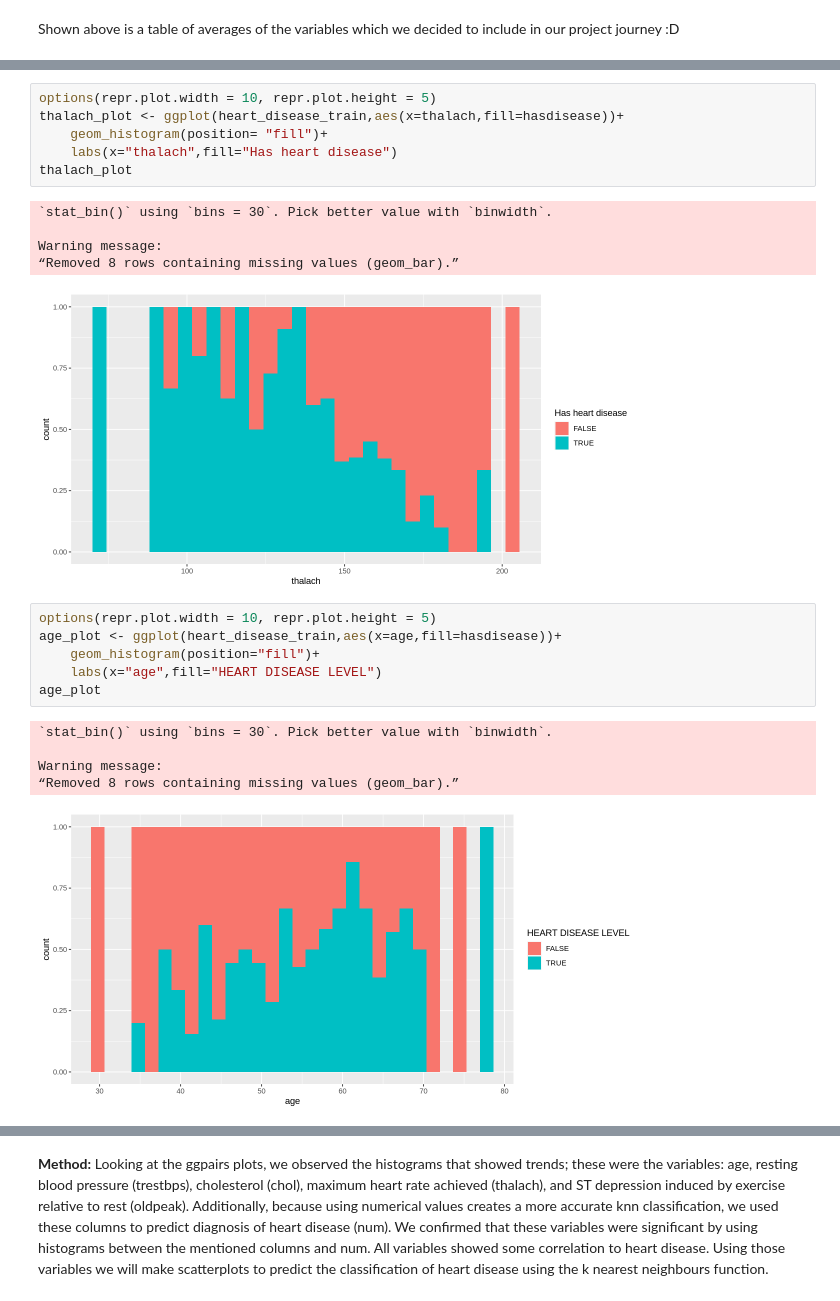
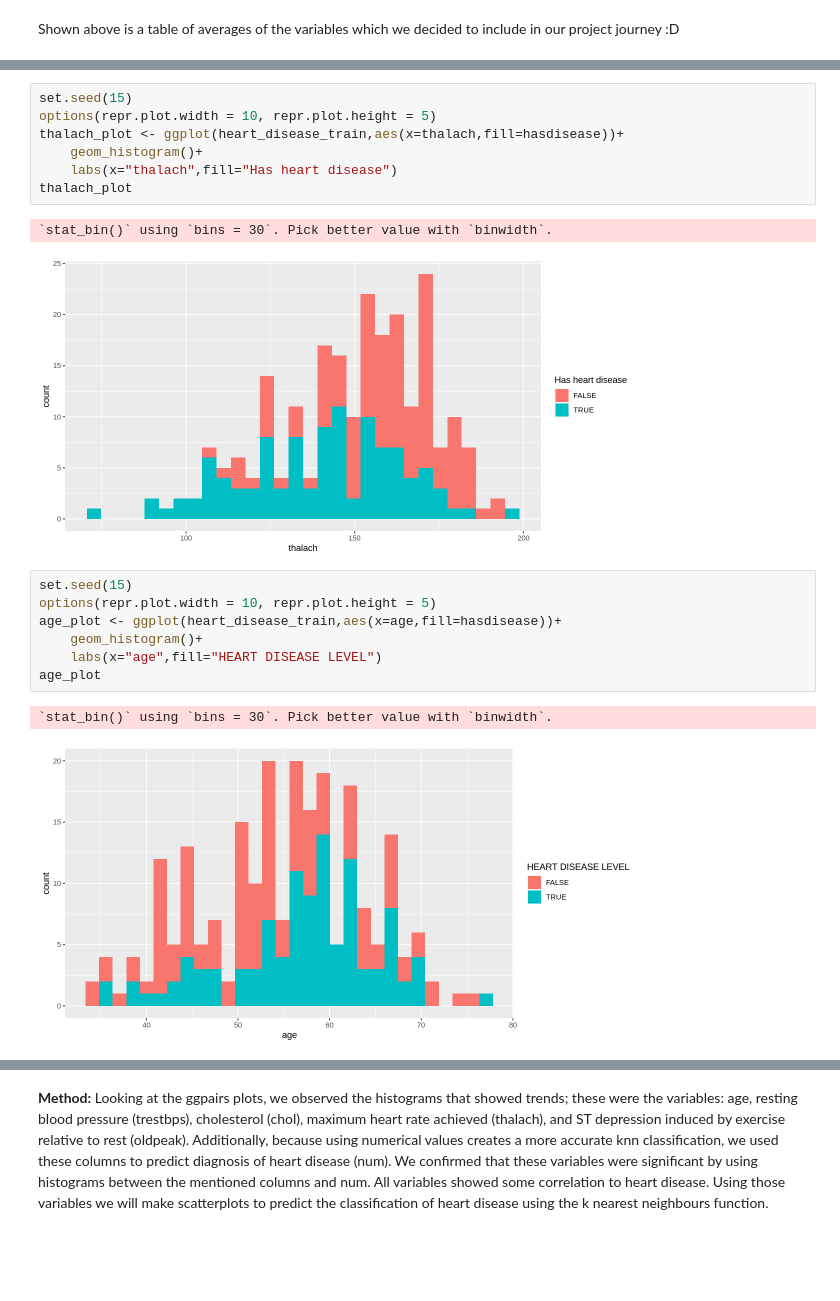
Before and after one commit to aliceterada/DSCI-Project, a Jupyter notebook: Final_GroupAASZ_Project_Proposal.ipynb, the cells around one changed output, grey strips where cells are left out. Drawn from its saved outputs; the diff is of its cells as text; blank space fills up the shorter version.

```diff
--- a/Final_GroupAASZ_Project_Proposal.ipynb
+++ b/Final_GroupAASZ_Project_Proposal.ipynb
@@ -153,25 +133,21 @@ Warning message:
 # %%
+set.seed(15)
 options(repr.plot.width = 10, repr.plot.height = 5)
 thalach_plot <- ggplot(heart_disease_train,aes(x=thalach,fill=hasdisease))+
-    geom_histogram(position= "fill")+
+    geom_histogram()+
     labs(x="thalach",fill="Has heart disease")
 thalach_plot
 # %% [output]
 `stat_bin()` using `bins = 30`. Pick better value with `binwidth`.
-
-Warning message:
-“Removed 8 rows containing missing values (geom_bar).”
-[figure, old version]
+[figure, new version]
 # %%
+set.seed(15)
 options(repr.plot.width = 10, repr.plot.height = 5)
 age_plot <- ggplot(heart_disease_train,aes(x=age,fill=hasdisease))+
-    geom_histogram(position="fill")+
+    geom_histogram()+
     labs(x="age",fill="HEART DISEASE LEVEL")
 age_plot
 # %% [output]
 `stat_bin()` using `bins = 30`. Pick better value with `binwidth`.
-
-Warning message:
-“Removed 8 rows containing missing values (geom_bar).”
-[figure, old version]
+[figure, new version]
 # %%
```
Also changed, not shown: parts of 6 cells of this notebook.
